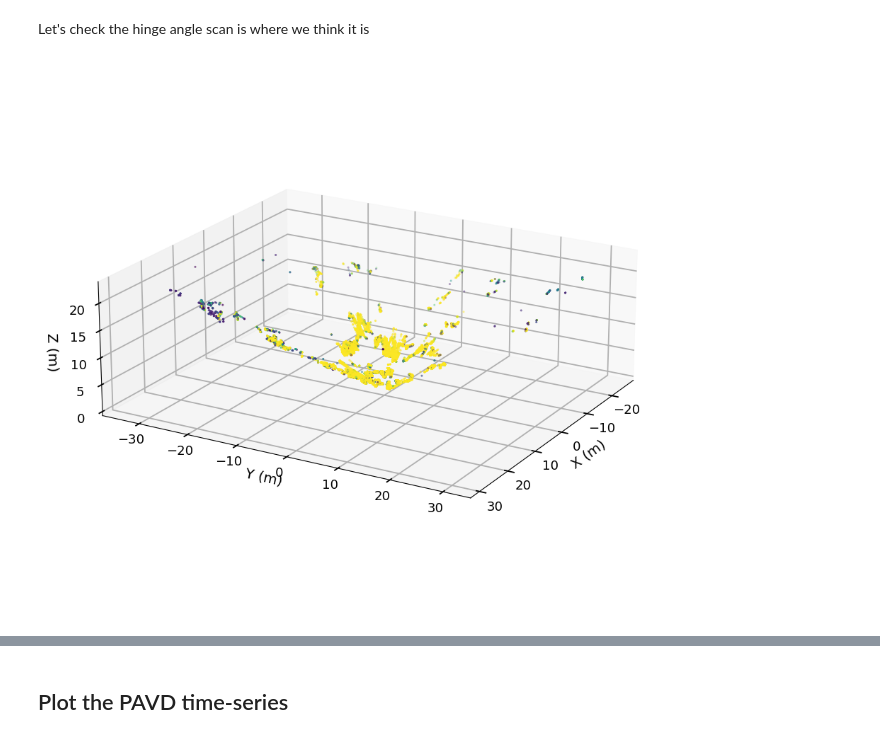
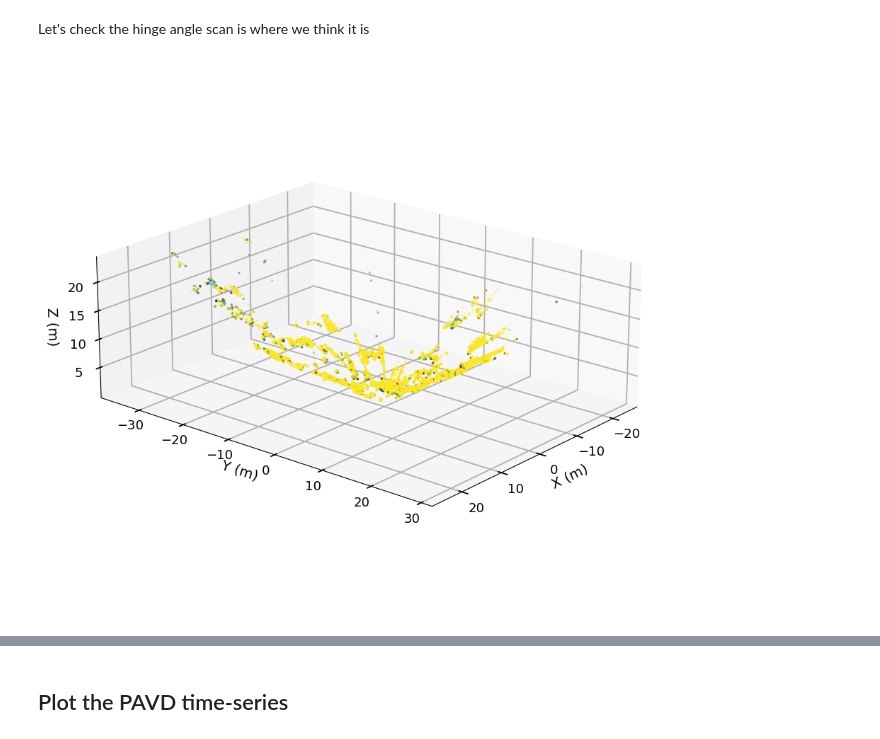
Before and after one commit to armstonj/pylidar-tls-canopy, a Jupyter notebook: notebooks/03_leaf_example.ipynb, the cells around one changed output, grey strips where cells are left out. Saved outputs shown, nothing was run; the diff lists cells and outputs as text; code cells hidden in the pictures.

```diff
--- a/notebooks/03_leaf_example.ipynb
+++ b/notebooks/03_leaf_example.ipynb
@@ -119,9 +156,10 @@ df.head()
 ## Visualize the 3D point cloud
 # %% [markdown]
 Let's check the hinge angle scan is where we think it is
-# %%
-valid = ~(np.isnan(df.x1) | np.isnan(df.y1) | np.isnan(df.z1))
-plot_xyz(df.x1[valid], df.y1[valid], df.z1[valid], df.intensity1[valid],
-         figsize=[8,8], elev=20, azim=30, cmap='viridis')
-# %% [output]
-[figure, removed]
+# %%
+df = leaf_io.LeafScanFile(hinge_csv_list[0], sensor_height=1.5).data
+valid = ~(np.isnan(df.x1) | np.isnan(df.y1) | np.isnan(df.z1))
+plot_xyz(df.x1[valid], df.y1[valid], df.z1[valid], df.intensity1[valid],
+         figsize=[8,8], elev=20, azim=40, cmap='viridis')
+# %% [output]
+[figure, added]
```
Also changed, not shown: parts of 21 cells of this notebook, 1 other file.
